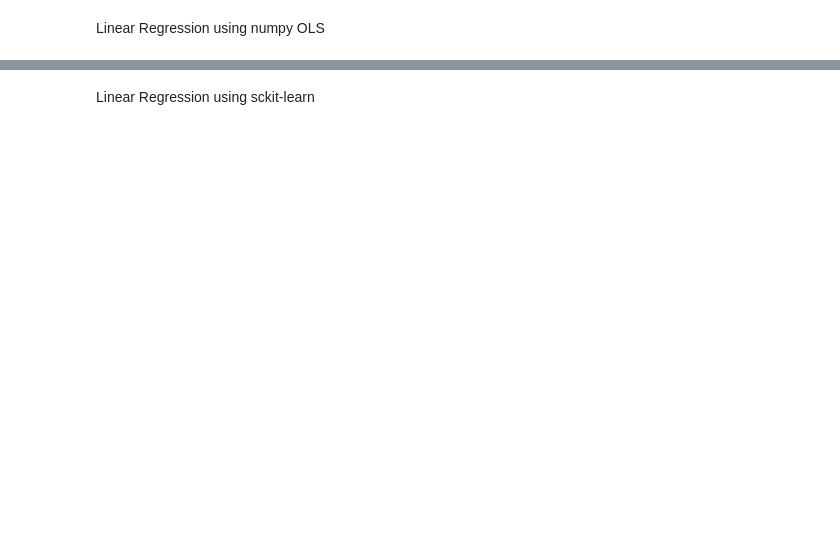
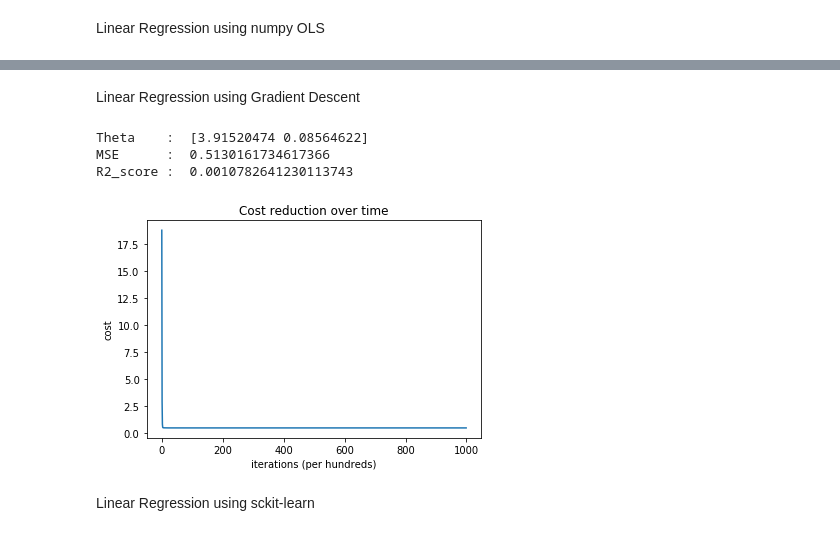
Before and after one commit to ishanktyagi/CSE_258, a Jupyter notebook: Homework_1.ipynb, the cells around one changed output, grey strips where cells are left out. Saved outputs shown, nothing was run; the diff lists cells and outputs as text; code cells hidden in the pictures; blank space fills up the shorter version.

```diff
--- a/Homework_1.ipynb
+++ b/Homework_1.ipynb
@@ -144,0 +142,2 @@ array([25650.80867309])
+# %% [markdown]
+Linear Regression using Gradient Descent
@@ -144,0 +188,2 @@ array([25650.80867309])
+# %%
+theta, costs = perform_linReg(X, y, lr=0.01, num_itr=100000)
@@ -145,3 +192,19 @@ array([25650.80867309])
+# %%
+print("Theta    : ", theta)
+print("MSE      : ", mse_linReg(y, y_pred))
+print("R2_score : ", r2_linReg(y, y_pred))
+# %% [output]
+Theta    :  [3.91520474 0.08564622]
+MSE      :  0.5130161734617366
+R2_score :  0.0010782641230113743
+# %%
+plt.plot(costs)
+plt.ylabel('cost')
+plt.xlabel('iterations (per hundreds)')
+plt.title('Cost reduction over time')
+plt.show()
+# %% [output]
+[figure, added]
 # %% [markdown]
 
 
```
Also changed, not shown: parts of 25 cells of this notebook.
